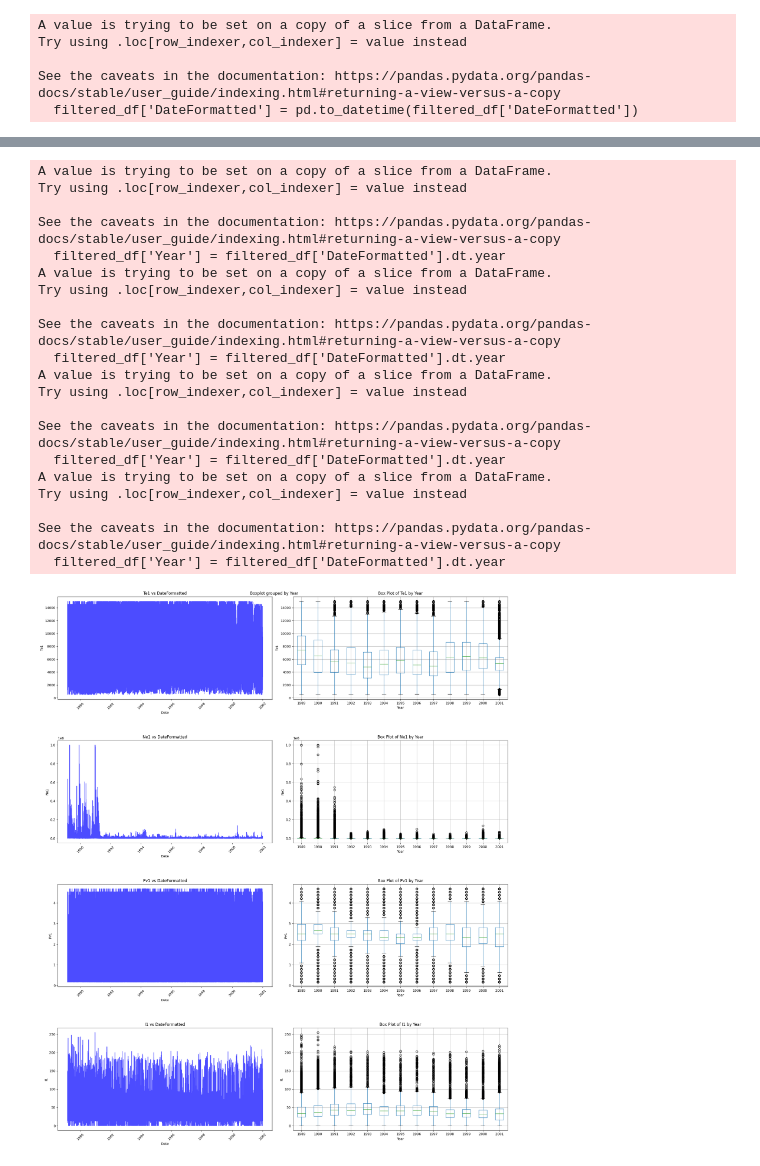
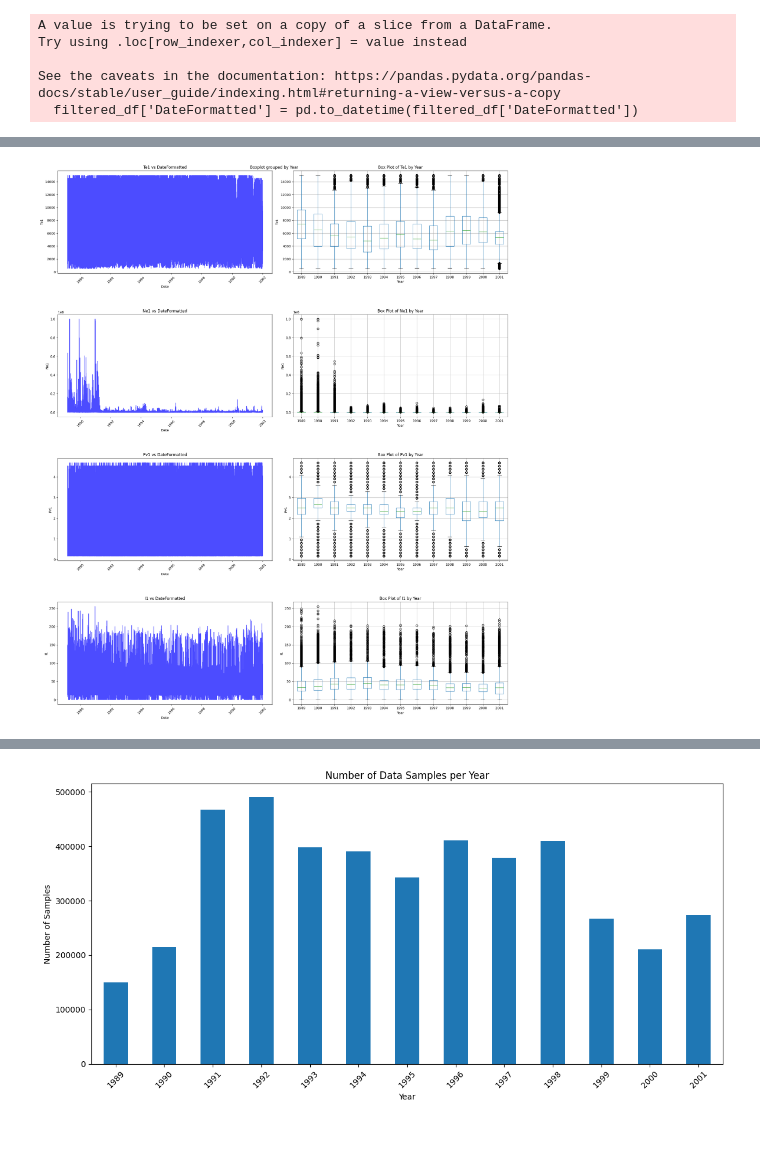
Before and after one commit to blakedehaas/clare, a Jupyter notebook: filtering_visualization.ipynb, the cells around one changed output, grey strips where cells are left out. Saved outputs shown, nothing was run; the diff lists cells and outputs as text; code cells hidden in the pictures; blank space fills up the shorter version.

```diff
--- a/filtering_visualization.ipynb
+++ b/filtering_visualization.ipynb
@@ -10,10 +10,8 @@ from tqdm import tqdm
 import pandas as pd
 import numpy as np
 # %%
-file_path = 'data/Akebono_combined.tsv'
-
 # Load the TSV file
-df = pd.read_csv(file_path, sep='\t')
+df = pd.read_csv('data/Akebono_combined.tsv', sep='\t')
 # %%
 # Keep only specific columns
 columns_to_keep = ['Altitude', 'GCLAT', 'GCLON', 'ILAT', 'GLAT', 'GMLT', 'XXLAT', 'XXLON', 'Te1', 'Ne1', 'Pv1', 'I1', 'DateFormatted']
@@ -74,6 +72,19 @@ column_subsets = [column_subsets[i:i+4] for i in range(0, len(column_subsets), 4
 for subset in column_subsets:
     plot_subset(subset)
 
+# Count the number of data samples in each year
+year_counts = filtered_df['Year'].value_counts().sort_index()
+
+# Plot the number of data samples per year
+plt.figure(figsize=(12, 6))
+year_counts.plot(kind='bar')
+plt.title('Number of Data Samples per Year')
+plt.xlabel('Year')
+plt.ylabel('Number of Samples')
+plt.xticks(rotation=45)
+plt.tight_layout()
+plt.show()
+
 # Remove the 'Year' column after use
 filtered_df = filtered_df.drop('Year', axis=1)
 # %% [output]
@@ -79,0 +93 @@ filtered_df = filtered_df.drop('Year', axis=1)
+[figure]
@@ -122,24 +110,4 @@ See the caveats in the documentation: https://pandas.pydata.org/pandas-docs/stab
-A value is trying to be set on a copy of a slice from a DataFrame.
-Try using .loc[row_indexer,col_indexer] = value instead
-
-See the caveats in the documentation: https://pandas.pydata.org/pandas-docs/stable/user_guide/indexing.html#returning-a-view-versus-a-copy
-  filtered_df['Year'] = filtered_df['DateFormatted'].dt.year
-A value is trying to be set on a copy of a slice from a DataFrame.
-Try using .loc[row_indexer,col_indexer] = value instead
-
-See the caveats in the documentation: https://pandas.pydata.org/pandas-docs/stable/user_guide/indexing.html#returning-a-view-versus-a-copy
-  filtered_df['Year'] = filtered_df['DateFormatted'].dt.year
-A value is trying to be set on a copy of a slice from a DataFrame.
-Try using .loc[row_indexer,col_indexer] = value instead
-
-See the caveats in the documentation: https://pandas.pydata.org/pandas-docs/stable/user_guide/indexing.html#returning-a-view-versus-a-copy
-  filtered_df['Year'] = filtered_df['DateFormatted'].dt.year
-A value is trying to be set on a copy of a slice from a DataFrame.
-Try using .loc[row_indexer,col_indexer] = value instead
-
-See the caveats in the documentation: https://pandas.pydata.org/pandas-docs/stable/user_guide/indexing.html#returning-a-view-versus-a-copy
-  filtered_df['Year'] = filtered_df['DateFormatted'].dt.year
-[figure]
+[figure, added]
 # %%
 # Exploring filtering based on altitude
 
```
Also changed, not shown: parts of 2 cells of this notebook, 8 other files.
